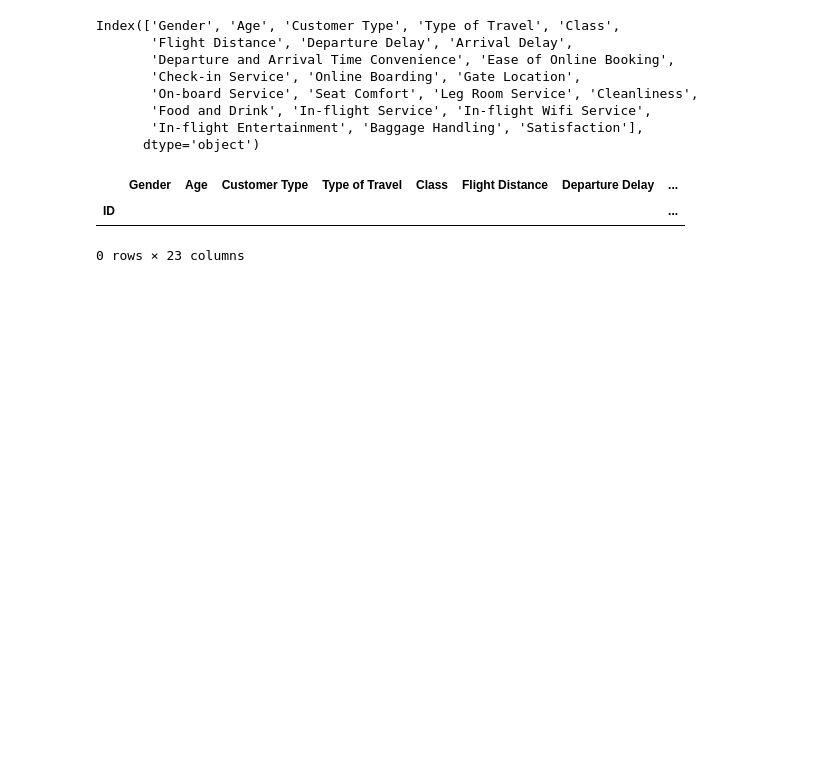
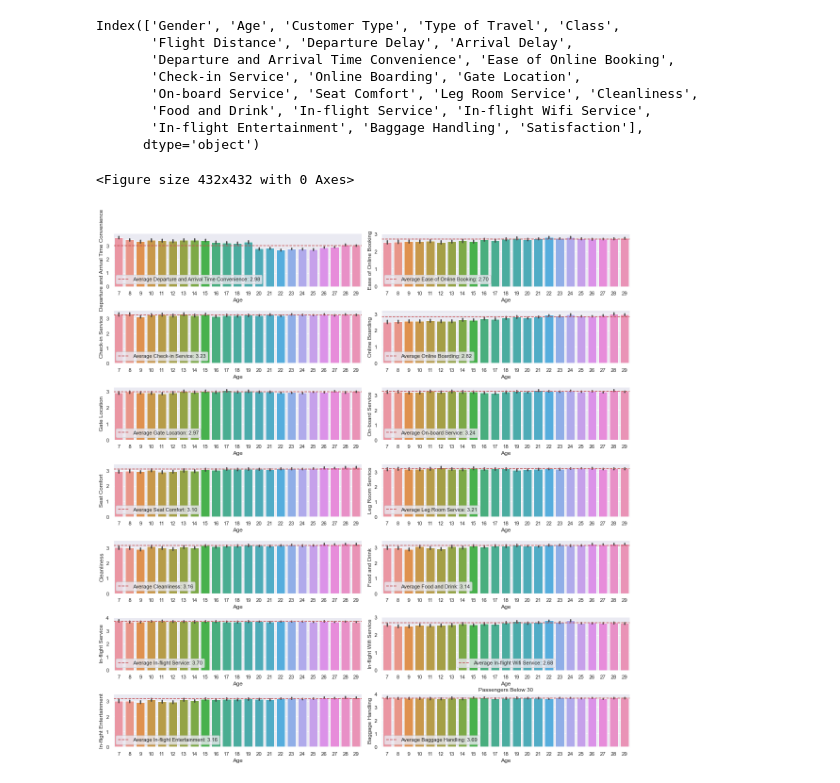
Before and after one commit to spydann/Airline-passenger-satisfaction-Analysis-, a Jupyter notebook: AIRLINE PASSENGERS SATISFACTION.ipynb, the cells around one changed output. Drawn from its saved outputs; the diff is of its cells as text; code cells hidden in the pictures; blank space fills up the shorter version.

```diff
--- a/AIRLINE PASSENGERS SATISFACTION.ipynb
+++ b/AIRLINE PASSENGERS SATISFACTION.ipynb
@@ -335,10 +286,43 @@ Index(['Gender', 'Age', 'Customer Type', 'Type of Travel', 'Class',
        'In-flight Entertainment', 'Baggage Handling', 'Satisfaction'],
       dtype='object')
 # %%
-Below_30 = df.query("Age < 30)
+Below_30 = df.query("Age < 30")
 above_30_below_60 = df.query("Age > 30 & Age < 60")
 above_60 = df.query("Age > 60")
+
+# def a function to plot
+def plot(data):
+    cols = data.columns[8:22]
+    for col in cols:
+        bar_plot =  data.groupby("Age")["Satisfaction"].agg({col:"count"}).plot(kind="bar",color=sns.color_palette('Set2'))
+    return bar_plot
-# %% [output]
-|  | Gender | Age | Customer Type | Type of Travel | Class | Flight Distance | Departure Delay | ... |
-| ID |  |  |  |  |  |  |  | ... |
-0 rows × 23 columns
+# %%
+plt.figure(figsize=(6, 6))
+from matplotlib.gridspec import GridSpec
+
+
+fig = plt.figure(figsize=(16, 16))
+
+# Adjust the height_ratios and width_ratios for larger plots
+gs = GridSpec(7, 2, figure=fig, height_ratios=[3, 3, 3, 3, 3, 3, 3], width_ratios=[3, 3])
+
+for i, column in enumerate(Below_30.columns[8:22]):
+    ax = fig.add_subplot(gs[i // 2, i % 2])  # Fix the indexing here
+    sns.barplot(x='Age', y=column, data=Below_30, ax=ax)
+
+    # Calculate average value of the column
+    avg_value = Below_30[column].mean()
+
+    # Plot average value as a horizontal line
+    ax.axhline(y=avg_value, color='r', linestyle='--', label=f'Average {column}: {avg_value:.2f}')
+
+
+
+    ax.legend()
+
+plt.tight_layout()
+plt.title("Passengers Below 30")
+plt.show()
+# %% [output]
+<Figure size 432x432 with 0 Axes>
+[figure, added]
```
Also changed, not shown: parts of 45 cells of this notebook, 1 other file.
